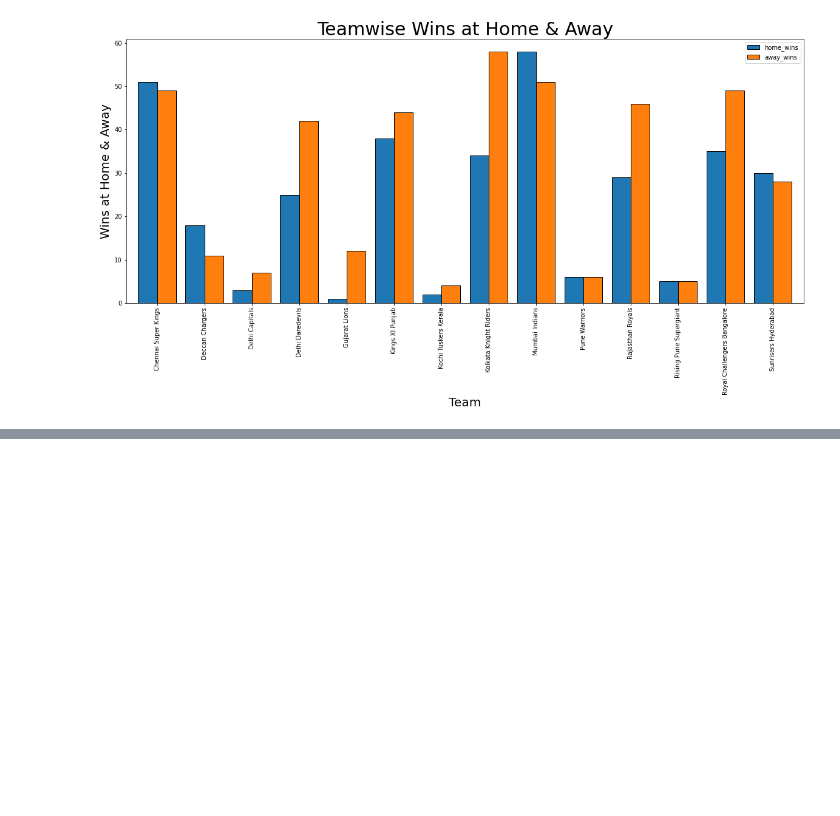
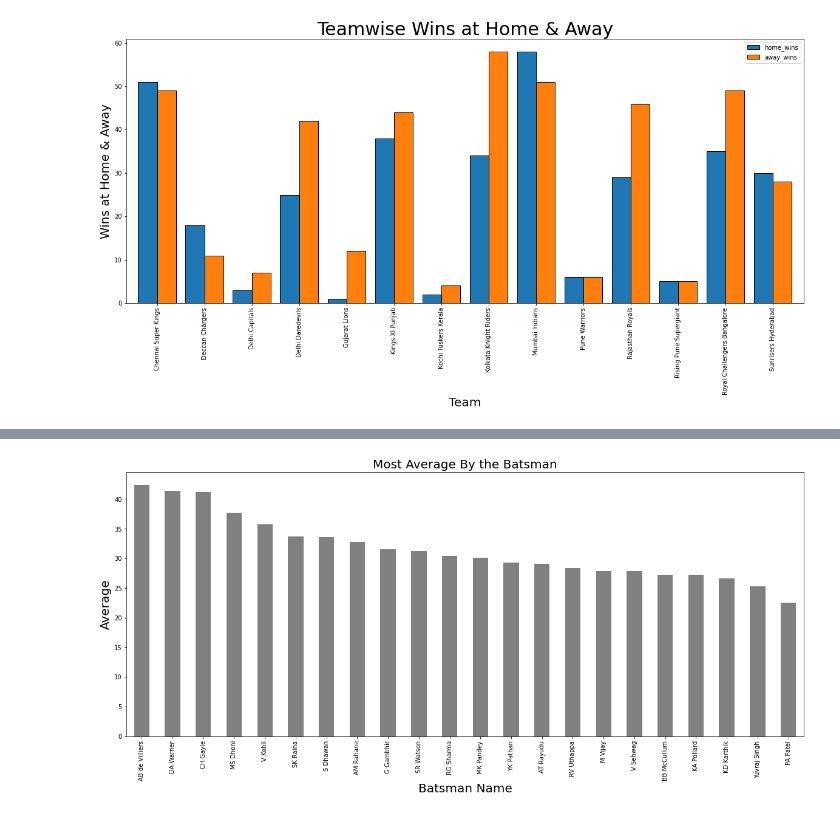
Before and after one commit to Pradip240/IPL-T20-Cricket-Analysis, a Jupyter notebook: Hrithik__IPL_T20_Cricket_Analysis_Capstone_Project.ipynb, the cells around one changed output, grey strips where cells are left out. Cells and saved outputs as stored; diff of their text form; code cells hidden in the pictures; blank space fills up the shorter version.

```diff
--- a/Hrithik__IPL_T20_Cricket_Analysis_Capstone_Project.ipynb
+++ b/Hrithik__IPL_T20_Cricket_Analysis_Capstone_Project.ipynb
@@ -155,0 +255,5 @@ Text(0, 0.5, 'Wins at Home & Away')
+# %%
+batsman_average = pd.DataFrame(most_runs_average_strikerate_df.groupby(['batsman']).agg({'total_runs' : 'sum','out' : 'sum'}))
+batsman_average["average"] = batsman_average['total_runs']/batsman_average['out']
+batsman_average = batsman_average.sort_values(by = 'average',ascending = False)
+batsman_average[batsmen_average['total_runs'] > 2500]
@@ -155,0 +279,12 @@ Text(0, 0.5, 'Wins at Home & Away')
+# %%
+# Create the figure object(Most Average By the Batsman)
+
+plt.rcParams['figure.figsize'] = 20,8
+colors = (np.linspace(0,1,len(batsman_average[batsman_average['total_runs'] > 2500])))
+batsman_average[batsmen_average['total_runs'] > 2500].plot(kind = 'bar',y = "average", color = 'grey',legend = '',fontsize = 10)
+plt.title("Most Average By the Batsman",fontsize = 20)
+plt.xlabel('Batsman Name',fontsize = 20)
+plt.ylabel('Average',fontsize = 20)
+plt.show()
+# %% [output]
+[figure, added]
```
Also changed, not shown: parts of 18 cells of this notebook.
